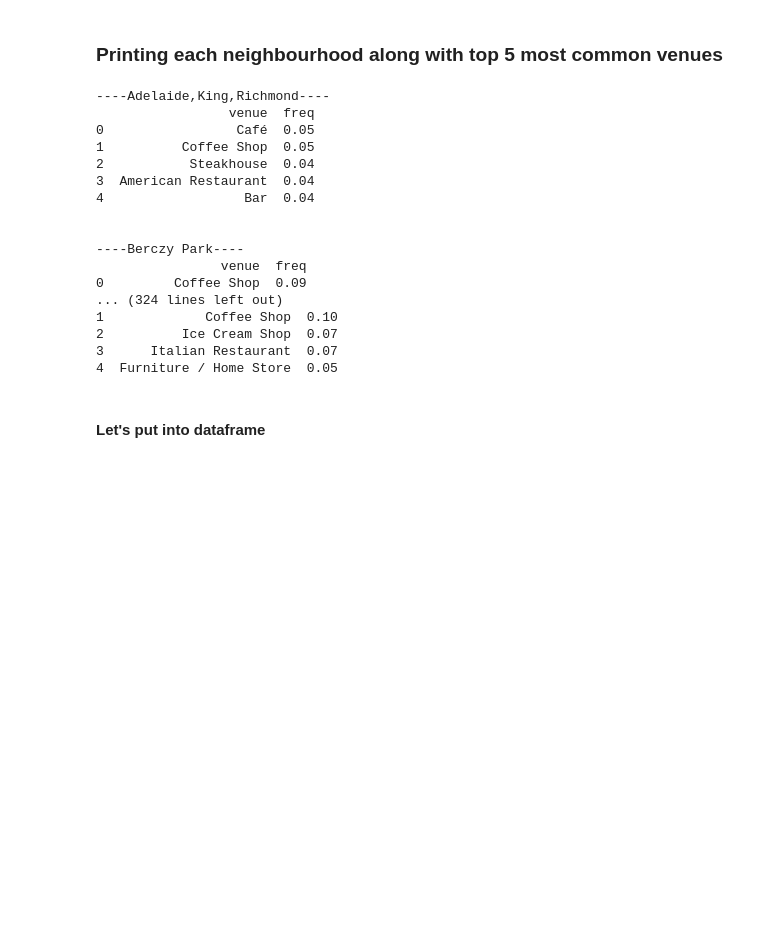
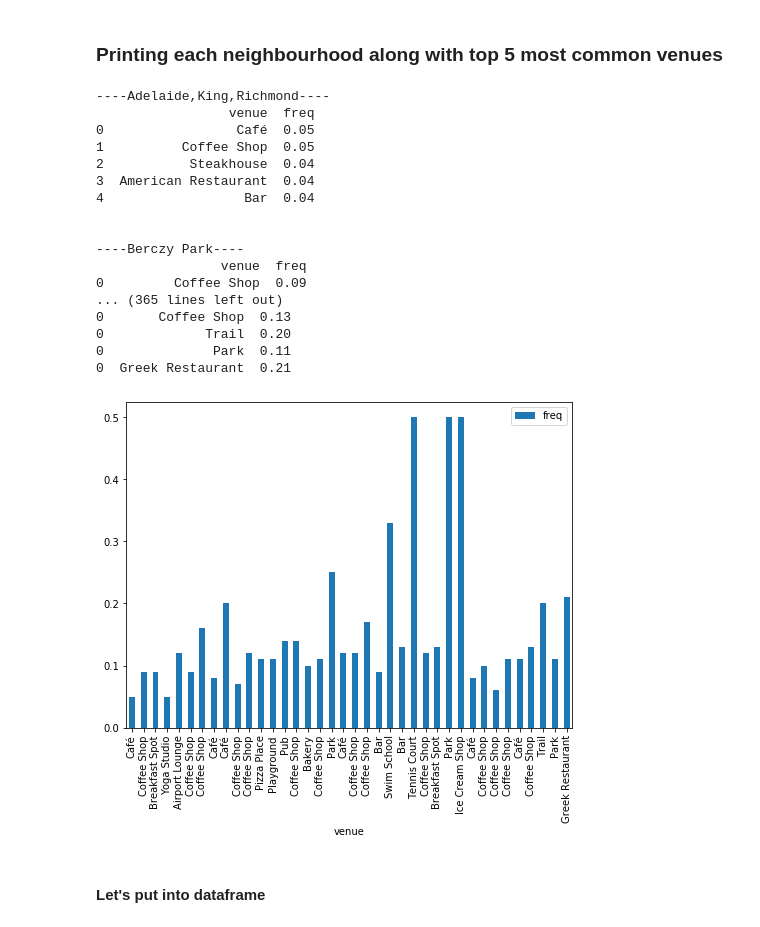
Before and after one commit to surekha3/Coursera_Capstone, a Jupyter notebook: Neighbourhoods_City_of_Toronto.ipynb, the cells around one changed output. Saved outputs shown, nothing was run; the diff lists cells and outputs as text; code cells hidden in the pictures; blank space fills up the shorter version.

```diff
--- a/Neighbourhoods_City_of_Toronto.ipynb
+++ b/Neighbourhoods_City_of_Toronto.ipynb
@@ -368,7 +368,7 @@ toronto_grouped.shape
 ### Printing each neighbourhood along with top 5 most common venues
 # %%
 num_top_venues = 5
-
+tmp = pd.DataFrame()
 for hood in toronto_grouped['Neighbourhood']:
     print("----"+hood+"----")
     temp = toronto_grouped[toronto_grouped['Neighbourhood'] == hood].T.reset_index()
@@ -376,8 +376,11 @@ for hood in toronto_grouped['Neighbourhood']:
     temp = temp.iloc[2:]
     temp['freq'] = temp['freq'].astype(float)
     temp = temp.round({'freq': 2})
-    print(temp.sort_values('freq', ascending=False).reset_index(drop=True).head(num_top_venues))
+    temp1 = temp.sort_values('freq', ascending=False).reset_index(drop=True).head(num_top_venues)
+    print(temp1)
+    tmp = tmp.append(temp1.head(1))
     print('\n')
+print(tmp)
 # %% [output]
 ----Adelaide,King,Richmond----
                  venue  freq
@@ -391,11 +394,19 @@ for hood in toronto_grouped['Neighbourhood']:
 ----Berczy Park----
                 venue  freq
 0         Coffee Shop  0.09
-... (324 lines left out)
-1             Coffee Shop  0.10
-2          Ice Cream Shop  0.07
-3      Italian Restaurant  0.07
-4  Furniture / Home Store  0.05
+... (365 lines left out)
+0       Coffee Shop  0.13
+0             Trail  0.20
+0              Park  0.11
+0  Greek Restaurant  0.21
+# %%
+tmp = tmp.set_index('venue')
+# %%
+tmp.plot(kind='bar', figsize=(8,6))
+
+plt.show()
+# %% [output]
+[figure, added]
 # %%
 # write a function to sort venues in descending order
 
```
Also changed, not shown: parts of 4 cells of this notebook, 3 other files.
